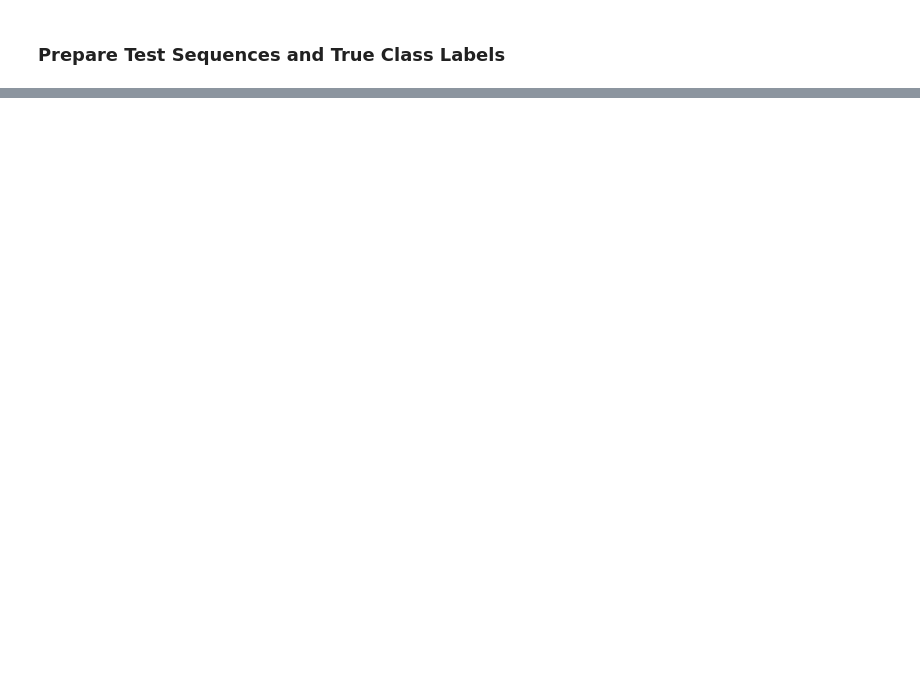
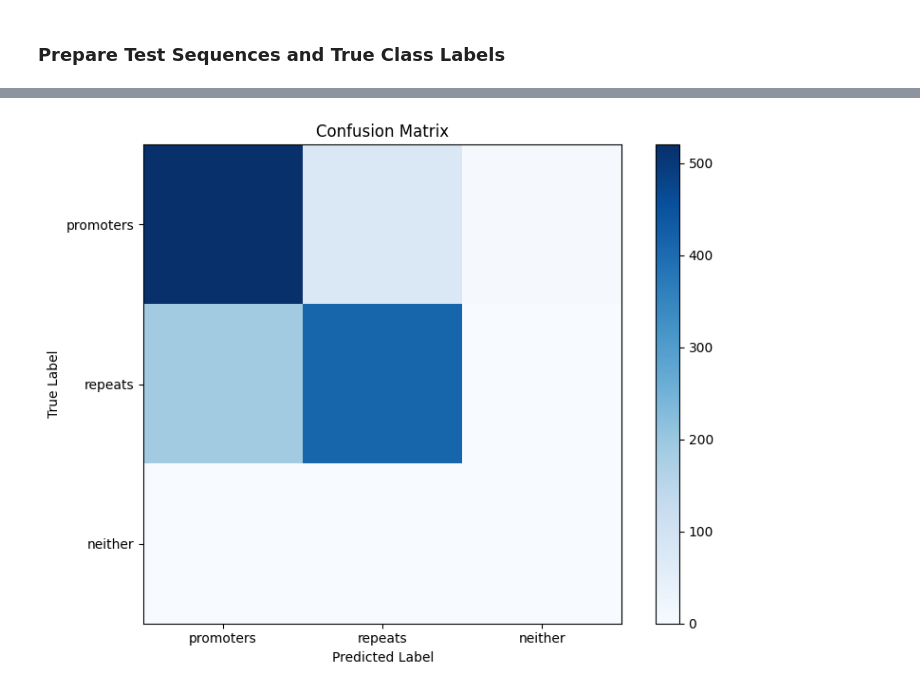
Before and after one commit to biotechiestefnie/Algorithms_Final_Project, a Jupyter notebook: notebooks/prototype_implementation.ipynb, the cells around one changed output, grey strips where cells are left out. Drawn from its saved outputs; the diff is of its cells as text; code cells hidden in the pictures; blank space fills up the shorter version.

```diff
--- a/notebooks/prototype_implementation.ipynb
+++ b/notebooks/prototype_implementation.ipynb
@@ -276,0 +361,19 @@ write_all_outputs(
+# %%
+# RUN 2 TEST SET AND TRUE LABELS (NORMALIZED LL)
+
+test_data_run_2 = load_class_seqs({
+    "promoters_positive": class_fasta_paths["promoters_positive"],
+    "promoters_negative": class_fasta_paths["promoters_negative"],
+    "repeats_positive":   class_fasta_paths["repeats_positive"],
+    "repeats_negative":   class_fasta_paths["repeats_negative"]
+})
+
+test_sequences_run_2 = []
+true_labels_run_2 = {}
+
+for true_label, seq_list in test_data_run_2.items():
+    for seq in seq_list:
+        test_sequences_run_2.append(seq)
+        true_labels_run_2[seq] = true_label
+
+len(test_sequences_run_2), len(true_labels_run_2)
@@ -276,0 +584,65 @@ write_all_outputs(
+# %%
+# RUN #2 PLOTTING TEST CELL
+
+from plot_results import (
+    plot_confusion_matrix,
+    plot_loglikelihood_histogram,
+    plot_multiclass_separation,
+    plot_violin
+)
+
+# Run 2 class labels
+class_labels_run_2 = ["promoters", "repeats", "neither"]
+
+# Collapse map for true labels
+collapse_map = {
+    "promoters_positive": "promoters",
+    "promoters_negative": "promoters",
+    "repeats_positive":   "repeats",
+    "repeats_negative":   "repeats",
+    "neither":            "neither"
+}
+
+# Choose k to visualize
+k_plot = 3
+
+#  Confusion Matrix
+conf_matrix_k = metrics_run_2[k_plot]["confusion_matrix"]
+plot_confusion_matrix(conf_matrix_k, class_labels_run_2)
+
+# Build score structures
+results_k = results_by_k_run_2[k_plot]
+
+promoter_scores = []
+repeat_scores = []
+
+# Raw all_scores
+all_scores_raw = {"promoters": [], "repeats": [], "neither": []}
+
+for r in results_k:
+    s = r["scores"]
+    true_super = collapse_map[r["true_label"]]
+
+    promoter_scores.append(s["promoters"])
+    repeat_scores.append(s["repeats"])
+
+    # Choose which LL to visualize — promoter LLs here
+    all_scores_raw[true_super].append(s["promoters"])
+
+#  Filter out empty groups for violin + multiclass plots
+all_scores = {label: scores for label, scores in all_scores_raw.items() if len(scores) > 0}
+
+# --- 4) Log-likelihood histogram ---
+plot_loglikelihood_histogram(
+    pos_scores=promoter_scores,
+    neg_scores=repeat_scores,
+    class_label="promoters"
+)
+
+# Multiclass separation
+plot_multiclass_separation(all_scores)
+
+# --- 6) Violin plot ---
+plot_violin(all_scores)
+# %% [output]
+[figure, added]
```
Also changed, not shown: parts of 58 cells of this notebook, 23 other files.
